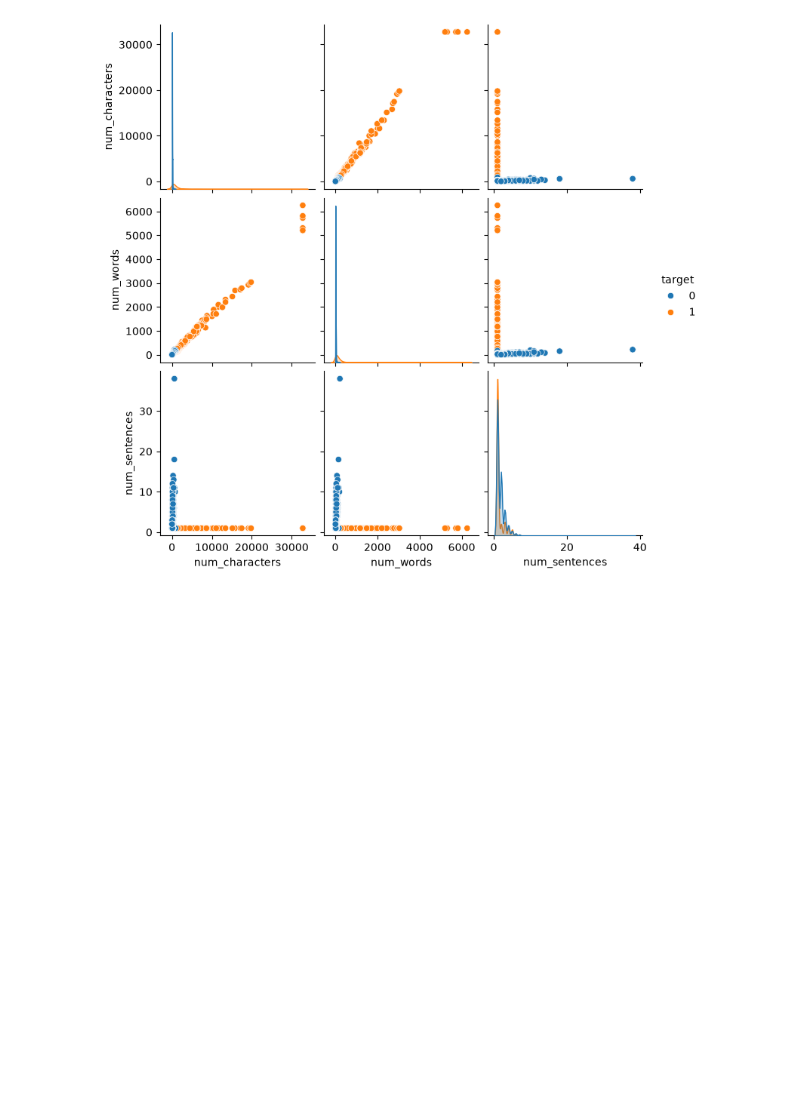
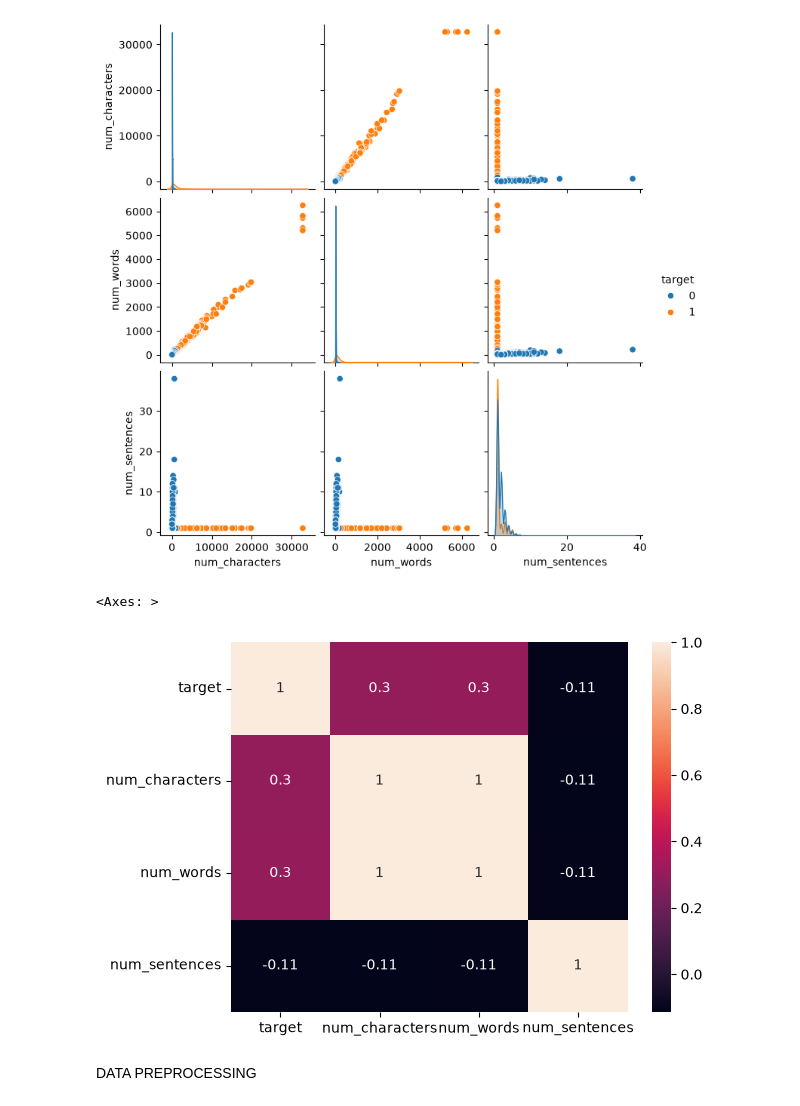
Before and after one commit to ridhijaiin/SpamEmailDetection, a Jupyter notebook: spam-detection.ipynb, the cells around one changed output. Saved outputs shown, nothing was run; the diff lists cells and outputs as text; code cells hidden in the pictures; blank space fills up the shorter version.

Commit message:
data preprocessing

```diff
--- a/spam-detection.ipynb
+++ b/spam-detection.ipynb
@@ -215,3 +215,10 @@ sns.pairplot(df, hue='target')
 # %% [output]
 <seaborn.axisgrid.PairGrid at 0x...>
 [figure]
+# %%
+sns.heatmap(df.corr(numeric_only=True), annot=True)
+# %% [output]
+<Axes: >
+[figure, added]
+# %% [markdown]
+DATA PREPROCESSING
```
Also changed, not shown: parts of 1 cell of this notebook.
